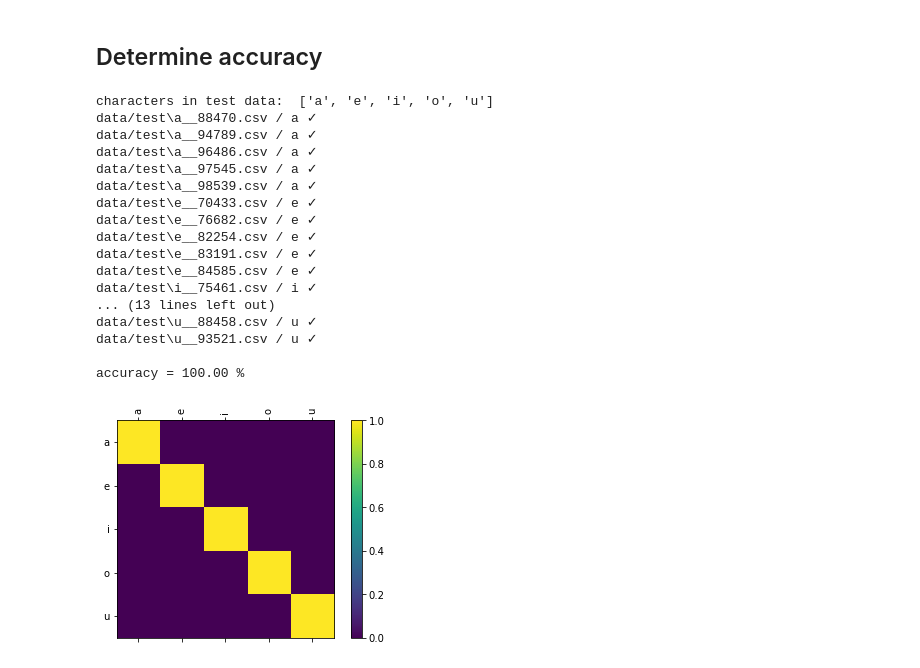
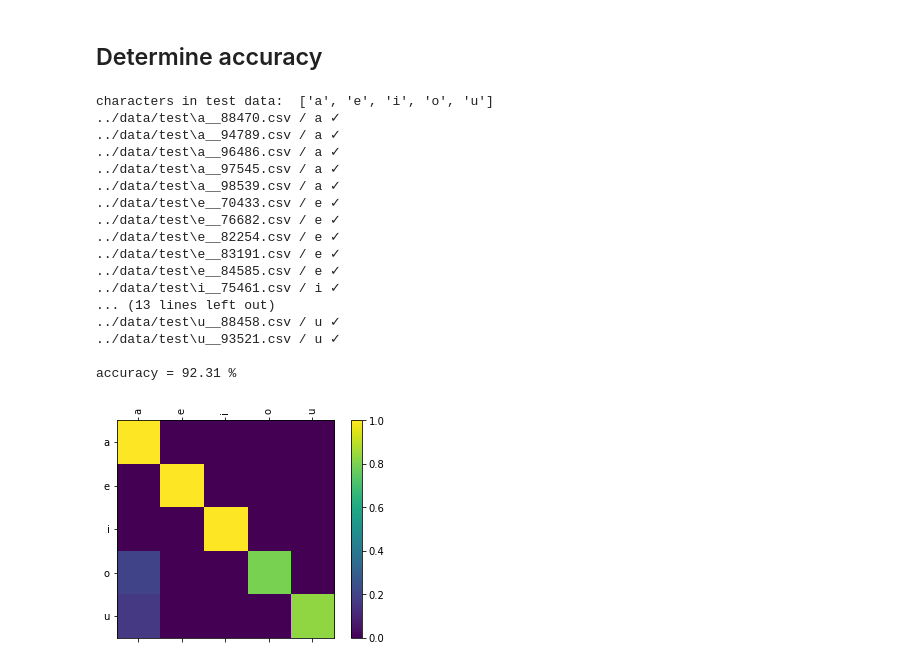
Before and after one commit to erikhelmut/japanese-character-classification, a Jupyter notebook: notebooks/2.2-erikh-lstm-cell-network.ipynb, the cells around one changed output. Drawn from its saved outputs; the diff is of its cells as text; code cells hidden in the pictures.

Commit message:
train new network

```diff
--- a/notebooks/2.2-erikh-lstm-cell-network.ipynb
+++ b/notebooks/2.2-erikh-lstm-cell-network.ipynb
@@ -109,7 +122,7 @@ learning_rate = 0.005
 ## Start training loop
 # %%
 # initialize neural network
-model = RNN(input_size, hidden_size, n_layers, n_characters).to(device)
+model = RNN(input_size, hidden_size, n_characters).to(device)
 
 # loss and optimizer
 criterion = nn.NLLLoss()
@@ -118,9 +131,9 @@ optimizer = torch.optim.SGD(model.parameters(), lr=learning_rate)
 current_loss = 0
 all_losses = []
 
-print_every = 500 #5000
-plot_every = 100 #1000
-n_iters = 10000 #50000
+print_every = 5000
+plot_every = 1000
+n_iters = 50000
 
 def timeSince(since):
     now = time.time()
@@ -189,7 +208,7 @@ RNN(
 ## Determine accuracy
 # %%
 # load test dataset
-character_files, all_characters = load_data(path="../data/train/")
+character_files, all_characters = load_data(path="../data/test/")
 print("characters in test data: ", all_characters)
 
 # keep track of correct guesses in a confusion matrix
@@ -211,7 +230,7 @@ with torch.no_grad():
 
             # iterate over seq_lenght to get last output
             for i in range(file_tensor.size()[0]):
-                output, hidden, cell = model(file_tensor[i], hidden, cell)
+                output, hidden, cell = loaded_model(file_tensor[i], hidden, cell)
                 output = output.to(device)
                 hidden = hidden.to(device)
                 cell = cell.to(device)
@@ -228,45 +247,45 @@ with torch.no_grad():
 
             print(file, "/", guess, correct)
 
 # normalize by dividing every row by its sum
 for i in range(n_characters):
     confusion[i] = confusion[i] / confusion[i].sum()
 
 acc = 100.0 * n_correct / n_samples
 print(f"\naccuracy = {acc:.2f} %\n")
 
 # set up plot
 fig = plt.figure()
 ax = fig.add_subplot(111)
 cax = ax.matshow(confusion.numpy())
 fig.colorbar(cax)
 
 # set up axes
 ax.set_xticklabels([''] + all_characters, rotation=90)
 ax.set_yticklabels([''] + all_characters)
 
 # force label at every tick
 ax.xaxis.set_major_locator(ticker.MultipleLocator(1))
 ax.yaxis.set_major_locator(ticker.MultipleLocator(1))
 
 # sphinx_gallery_thumbnail_number = 2
 plt.show()
 # %% [output]
 characters in test data:  ['a', 'e', 'i', 'o', 'u']
-data/test\a__88470.csv / a ✓
-data/test\a__94789.csv / a ✓
-data/test\a__96486.csv / a ✓
-data/test\a__97545.csv / a ✓
-data/test\a__98539.csv / a ✓
-data/test\e__70433.csv / e ✓
-data/test\e__76682.csv / e ✓
-data/test\e__82254.csv / e ✓
-data/test\e__83191.csv / e ✓
-data/test\e__84585.csv / e ✓
-data/test\i__75461.csv / i ✓
+../data/test\a__88470.csv / a ✓
+../data/test\a__94789.csv / a ✓
+../data/test\a__96486.csv / a ✓
+../data/test\a__97545.csv / a ✓
+../data/test\a__98539.csv / a ✓
+../data/test\e__70433.csv / e ✓
+../data/test\e__76682.csv / e ✓
+../data/test\e__82254.csv / e ✓
+../data/test\e__83191.csv / e ✓
+../data/test\e__84585.csv / e ✓
+../data/test\i__75461.csv / i ✓
 ... (13 lines left out)
-data/test\u__88458.csv / u ✓
-data/test\u__93521.csv / u ✓
+../data/test\u__88458.csv / u ✓
+../data/test\u__93521.csv / u ✓
 
-accuracy = 100.00 %
+accuracy = 92.31 %
-[figure, old version]
+[figure, new version]
```
Also changed, not shown: parts of 6 cells of this notebook, 1 other file.
